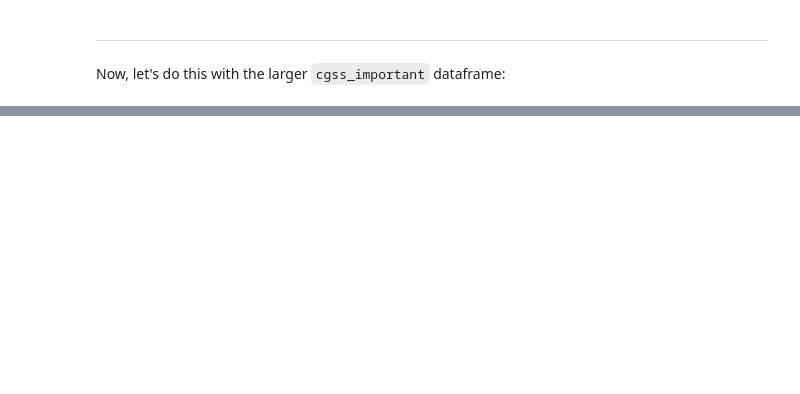
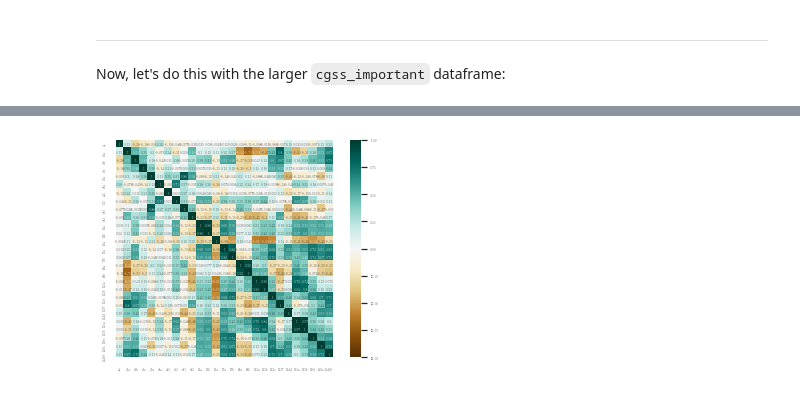
Before and after one commit to wrynearson/china-water, a Jupyter notebook: src/Thesis.ipynb, the cells around one changed output, grey strips where cells are left out. Cells and saved outputs as stored; diff of their text form; code cells hidden in the pictures; blank space fills up the shorter version.

```diff
--- a/src/Thesis.ipynb
+++ b/src/Thesis.ipynb
@@ -599,4 +603,4 @@ g = sns.scatterplot(
 # %% [markdown]
 Now, let's do this with the larger `cgss_important` dataframe:
 # %%
-cgss_important.groupby(by='s41').agg('mean')
+cgss_imp_mean = cgss_important.groupby(by='s41').agg('mean')
@@ -621,0 +607,14 @@ cgss_important.groupby(by='s41').agg('mean')
+# %%
+corr = cgss_imp_mean.corr(method="pearson")
+# %%
+ht = sns.heatmap(
+    corr,
+    vmin=-1,
+    vmax=1,
+    annot=True,
+    cmap='BrBG',
+    square=True,
+    cbar=True,
+    )
+# %% [output]
+[figure, added]
```
Also changed, not shown: parts of 8 cells of this notebook, 1 other file.
